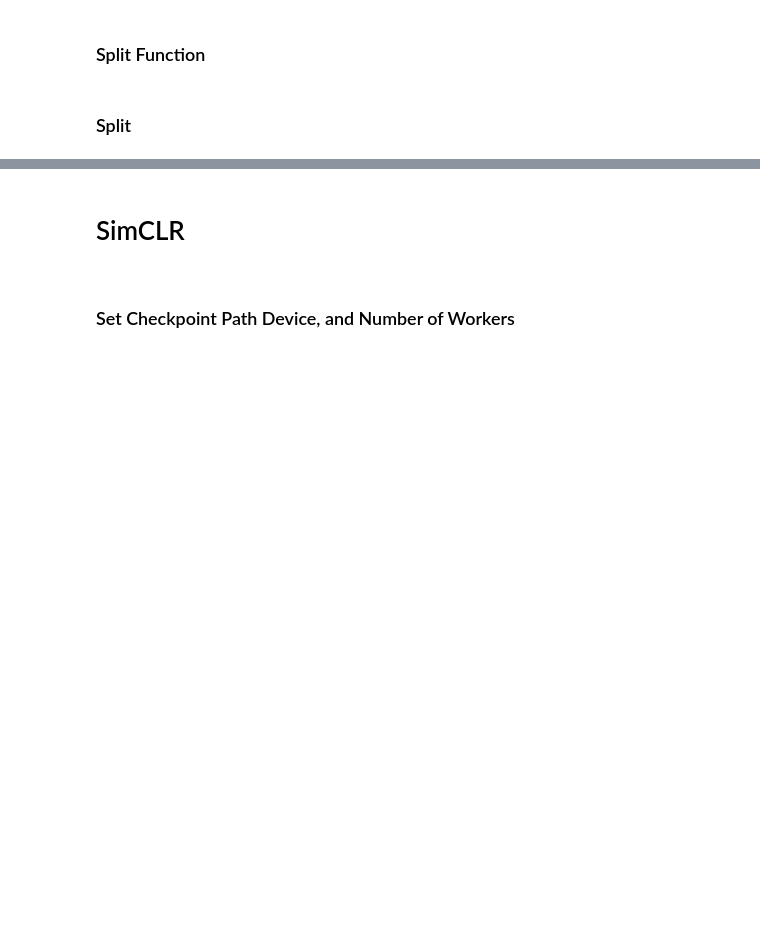
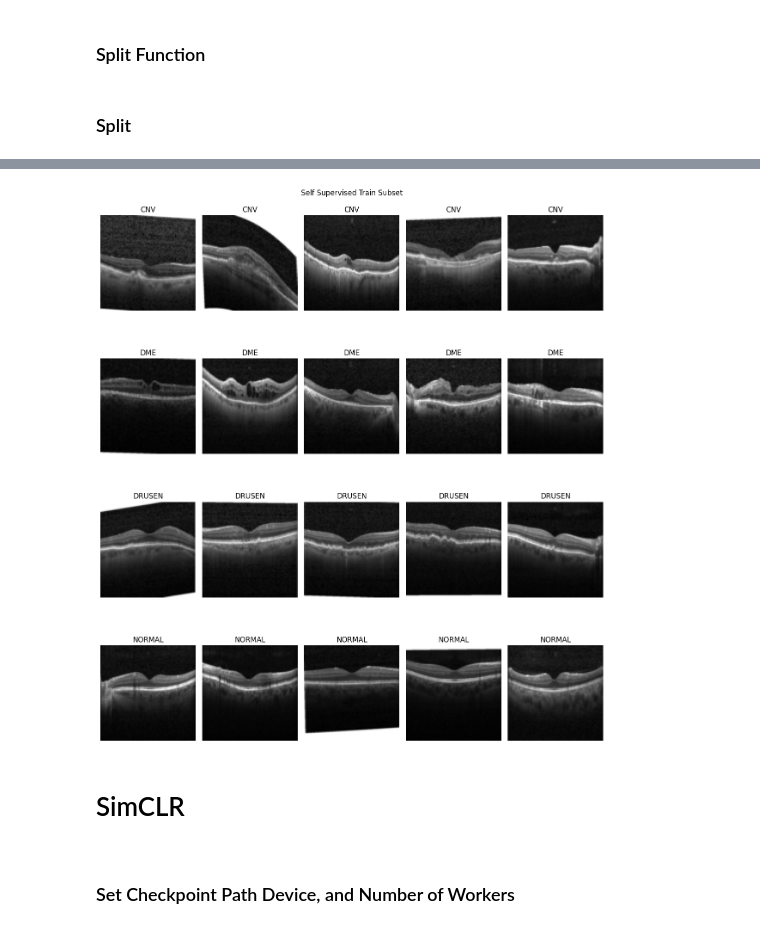
Before and after one commit to annwith/classification-oct-self-supervised-learning, a Jupyter notebook: pretext_training.ipynb, the cells around one changed output, grey strips where cells are left out. Drawn from its saved outputs; the diff is of its cells as text; code cells hidden in the pictures; blank space fills up the shorter version.

```diff
--- a/pretext_training.ipynb
+++ b/pretext_training.ipynb
@@ -253,3 +255,44 @@ plot_class_distribution(supervised_val, "Supervised Validation Subset")
+# %%
+# check examples for each class
+
+def plot_examples(dataset, dataset_name):
+    # Define a lista de classes
+    class_names = ['CNV', 'DME', 'DRUSEN', 'NORMAL']
+
+    # Define o tamanho do gráfico
+    plt.figure(figsize=(12, 14))
+
+    # Loop através de cada classe
+    for i, class_name in enumerate(class_names):
+        # Filtra os exemplos da classe atual
+        class_indices = [idx for idx, label in enumerate(dataset.labels) if label == class_name]
+
+        # Seleciona os primeiros 5 exemplos
+        example_indices = class_indices[:5]
+
+        # Loop através dos exemplos
+        for j, idx in enumerate(example_indices):
+            # Carrega a imagem
+            image, label = dataset[idx]
+
+            # Desnormaliza a imagem
+            image = (image * 0.5) + 0.5
+
+            # Adiciona a sub-figura
+            plt.subplot(4, 5, i * 5 + j + 1)
+            plt.imshow(image.squeeze(), cmap='gray')
+            plt.title(class_name)
+            plt.axis('off')
+
+    # Ajusta o layout
+    plt.tight_layout()
+    plt.suptitle(dataset_name)
+    plt.show()
+
+# Plotar exemplos para cada conjunto
+plot_examples(self_supervised_train, "Self Supervised Train Subset")
+# %% [output]
+[figure, added]
 # %% [markdown]
 # SimCLR
 <a id="simclr"></a>
```
Also changed, not shown: parts of 13 cells of this notebook, 1 other file.
